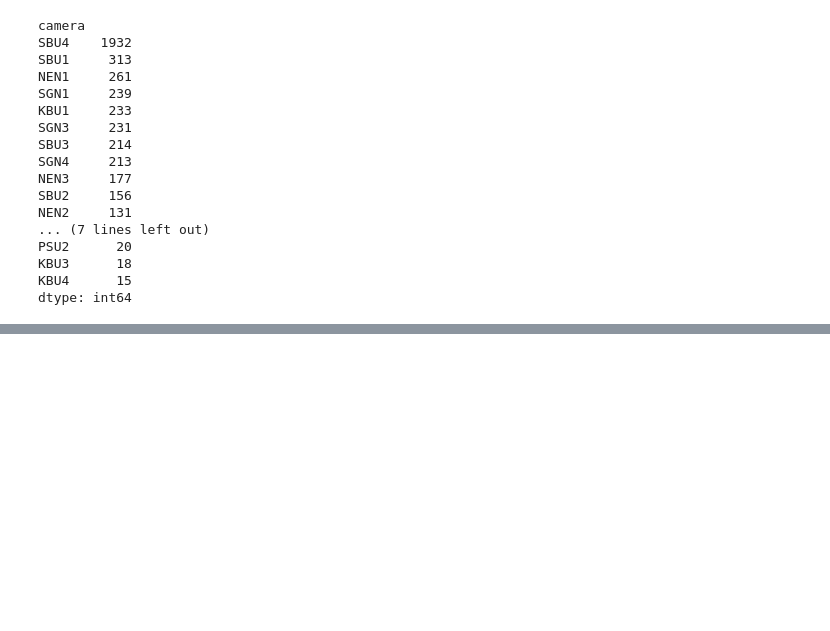
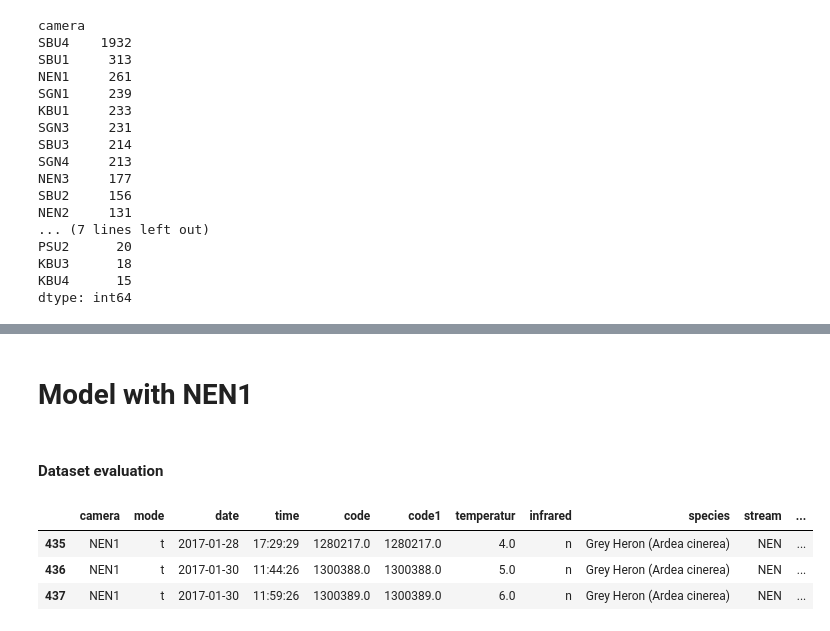
Before and after one commit to klusertim/heronWorkspace, a Jupyter notebook: playAround.ipynb, the cells around one changed output, grey strips where cells are left out. Drawn from its saved outputs; the diff is of its cells as text; code cells hidden in the pictures; blank space fills up the shorter version.

```diff
--- a/playAround.ipynb
+++ b/playAround.ipynb
@@ -325,3 +355,16 @@ cameraDataDF[(cameraDataDF["camera"] == "SBU1") & (cameraDataDF["grey heron"] ==
 | 1484 | SBU1 | t | NaN | NaN | 6060269.0 | 6060269.0 | NaN | NaN | Common Merganser (Mergus merganser) | SBU | ... |
 | 1497 | SBU1 | NaN | NaN | NaN | 6290617.0 | 6290617.0 | NaN | NaN | Common Merganser (Mergus merganser) | SBU | ... |
 | 1504 | SBU1 | NaN | NaN | NaN | 7060317.0 | 7060317.0 | NaN | NaN | Eurasian Sparrowhawk (Accipiter n... | SBU | ... |
+# %% [markdown]
+# Model with NEN1
+# %% [markdown]
+#### Dataset evaluation
+# %%
+cameraDataDF = pd.read_csv("/data/shared/herons/TinaDubach_data/CameraData_2017_july.csv", encoding='unicode_escape', on_bad_lines="warn", sep=";")
+cameraDataNEN1 = cameraDataDF[(cameraDataDF["stream"] == "NEN") & (cameraDataDF["stream section"] == 1)]
+cameraDataNEN1.head(3)
+# %% [output]
+|  | camera | mode | date | time | code | code1 | temperatur | infrared | species | stream | ... |
+| 435 | NEN1 | t | 2017-01-28 | 17:29:29 | 1280217.0 | 1280217.0 | 4.0 | n | Grey Heron (Ardea cinerea) | NEN | ... |
+| 436 | NEN1 | t | 2017-01-30 | 11:44:26 | 1300388.0 | 1300388.0 | 5.0 | n | Grey Heron (Ardea cinerea) | NEN | ... |
+| 437 | NEN1 | t | 2017-01-30 | 11:59:26 | 1300389.0 | 1300389.0 | 6.0 | n | Grey Heron (Ardea cinerea) | NEN | ... |
```
Also changed, not shown: parts of 24 cells of this notebook, 7 other files.
